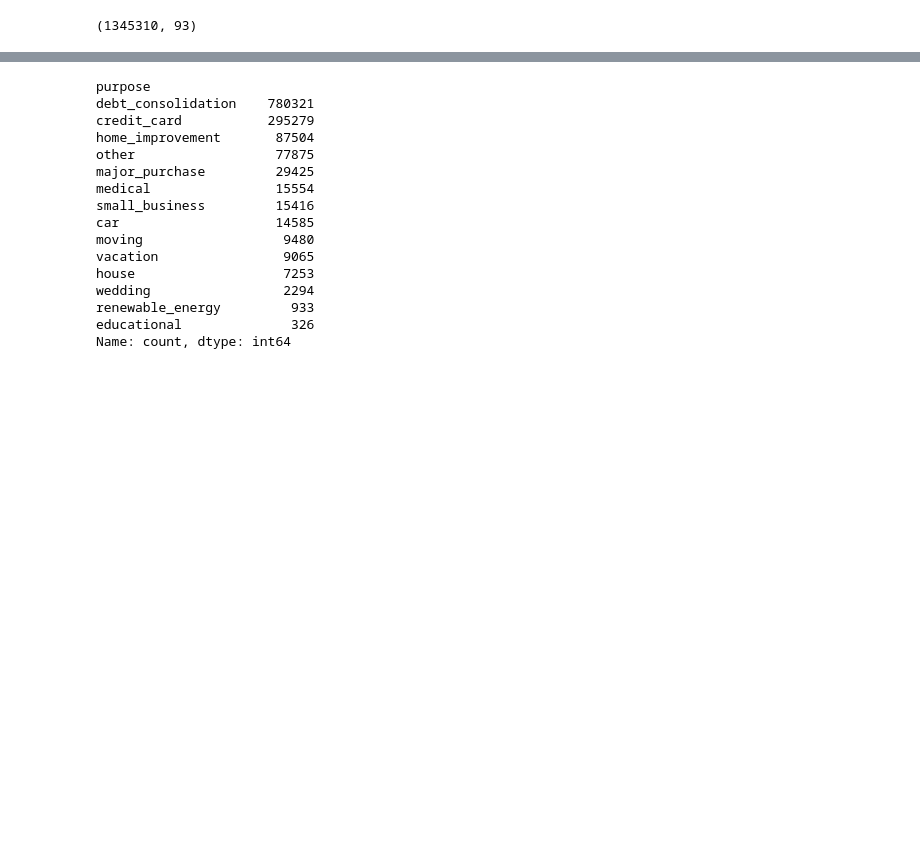
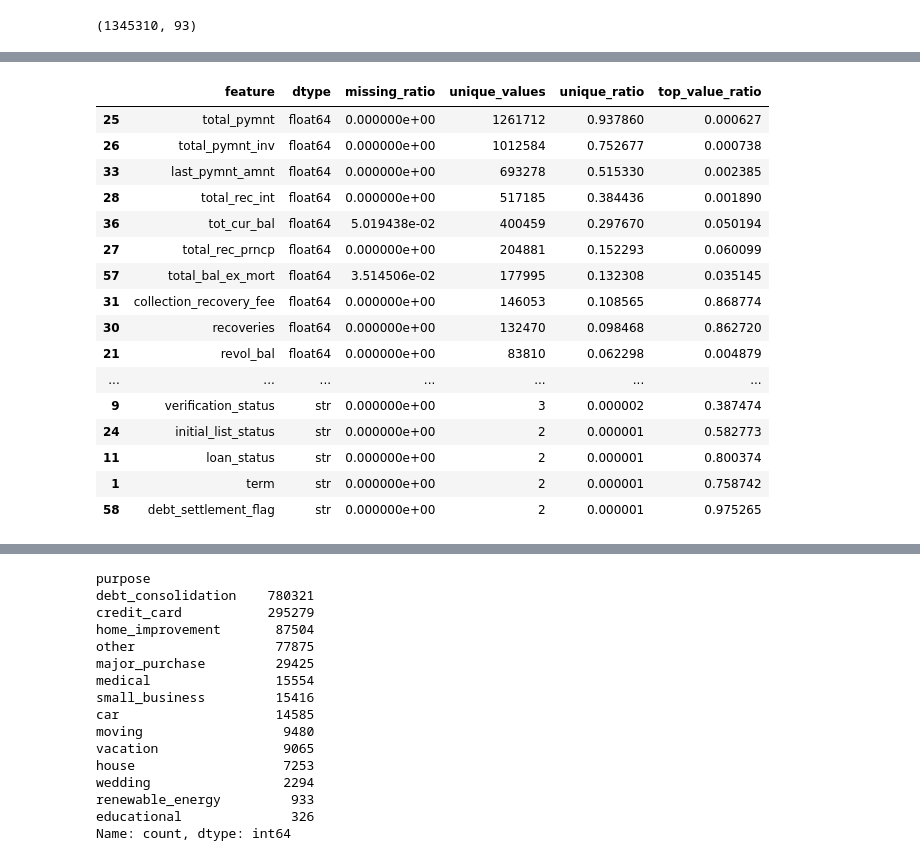
Before and after one commit to TimAngevare/Adversarial-Attacks-on-Class-Imbalanced-Lending-Default-Models, a Jupyter notebook: Advesarial_attacks.ipynb, the cells around one changed output, grey strips where cells are left out. Cells and saved outputs as stored; diff of their text form; code cells hidden in the pictures; blank space fills up the shorter version.

```diff
--- a/Advesarial_attacks.ipynb
+++ b/Advesarial_attacks.ipynb
@@ -166,0 +243,6 @@ Following the Kaggle notebooks we will keep the following collumns
+# %%
+# Create midpoint FICO score
+df["fico_mid"] = (df["fico_range_low"] + df["fico_range_high"]) / 2
+
+# Drop original FICO range columns after combining them
+df = df.drop(columns=["fico_range_low", "fico_range_high"], errors="ignore")
@@ -166,0 +290,10 @@ Following the Kaggle notebooks we will keep the following collumns
+# %%
+cat_cols = df.select_dtypes(include=["object"]).columns
+
+cat_cardinality = pd.DataFrame({
+    "feature": cat_cols,
+    "unique_values": [df[col].nunique(dropna=True) for col in cat_cols],
+    "unique_ratio": [df[col].nunique(dropna=True) / len(df) for col in cat_cols]
+}).sort_values("unique_ratio", ascending=False)
+
+display(cat_cardinality)
@@ -166,0 +320,11 @@ Following the Kaggle notebooks we will keep the following collumns
+# %%
+high_unique_ratio_cols = cat_cardinality[
+    cat_cardinality["unique_ratio"] > 0.95
+]["feature"].tolist()
+
+print("Columns dropped because unique ratio > 0.95:")
+print(high_unique_ratio_cols)
+
+df = df.drop(columns=high_unique_ratio_cols)
+
+print("Remaining columns:", df.shape[1])
@@ -166,0 +390,33 @@ Following the Kaggle notebooks we will keep the following collumns
+# %%
+feature_quality = pd.DataFrame({
+    "feature": df.columns,
+    "dtype": [df[col].dtype for col in df.columns],
+    "missing_ratio": [df[col].isna().mean() for col in df.columns],
+    "unique_values": [df[col].nunique(dropna=True) for col in df.columns],
+    "unique_ratio": [df[col].nunique(dropna=True) / len(df) for col in df.columns],
+    "top_value_ratio": [
+        df[col].value_counts(normalize=True, dropna=False).iloc[0]
+        if df[col].value_counts(dropna=False).shape[0] > 0 else 0
+        for col in df.columns
+    ]
+}).sort_values("unique_ratio", ascending=False)
+
+display(feature_quality)
+# %% [output]
+|  | feature | dtype | missing_ratio | unique_values | unique_ratio | top_value_ratio |
+| 25 | total_pymnt | float64 | 0.000000e+00 | 1261712 | 0.937860 | 0.000627 |
+| 26 | total_pymnt_inv | float64 | 0.000000e+00 | 1012584 | 0.752677 | 0.000738 |
+| 33 | last_pymnt_amnt | float64 | 0.000000e+00 | 693278 | 0.515330 | 0.002385 |
+| 28 | total_rec_int | float64 | 0.000000e+00 | 517185 | 0.384436 | 0.001890 |
+| 36 | tot_cur_bal | float64 | 5.019438e-02 | 400459 | 0.297670 | 0.050194 |
+| 27 | total_rec_prncp | float64 | 0.000000e+00 | 204881 | 0.152293 | 0.060099 |
+| 57 | total_bal_ex_mort | float64 | 3.514506e-02 | 177995 | 0.132308 | 0.035145 |
+| 31 | collection_recovery_fee | float64 | 0.000000e+00 | 146053 | 0.108565 | 0.868774 |
+| 30 | recoveries | float64 | 0.000000e+00 | 132470 | 0.098468 | 0.862720 |
+| 21 | revol_bal | float64 | 0.000000e+00 | 83810 | 0.062298 | 0.004879 |
+| ... | ... | ... | ... | ... | ... | ... |
+| 9 | verification_status | str | 0.000000e+00 | 3 | 0.000002 | 0.387474 |
+| 24 | initial_list_status | str | 0.000000e+00 | 2 | 0.000001 | 0.582773 |
+| 11 | loan_status | str | 0.000000e+00 | 2 | 0.000001 | 0.800374 |
+| 1 | term | str | 0.000000e+00 | 2 | 0.000001 | 0.758742 |
+| 58 | debt_settlement_flag | str | 0.000000e+00 | 2 | 0.000001 | 0.975265 |
```
Also changed, not shown: parts of 49 cells of this notebook, 4 other files.
